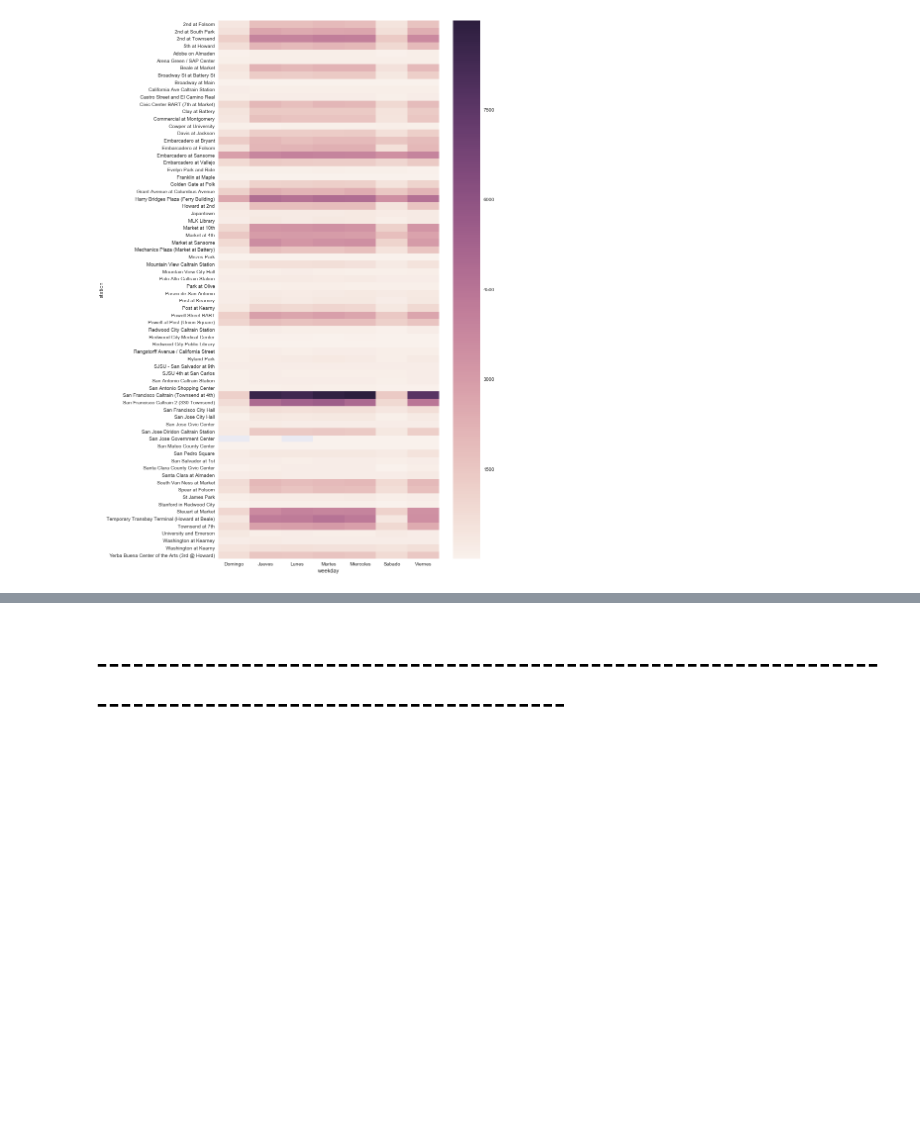
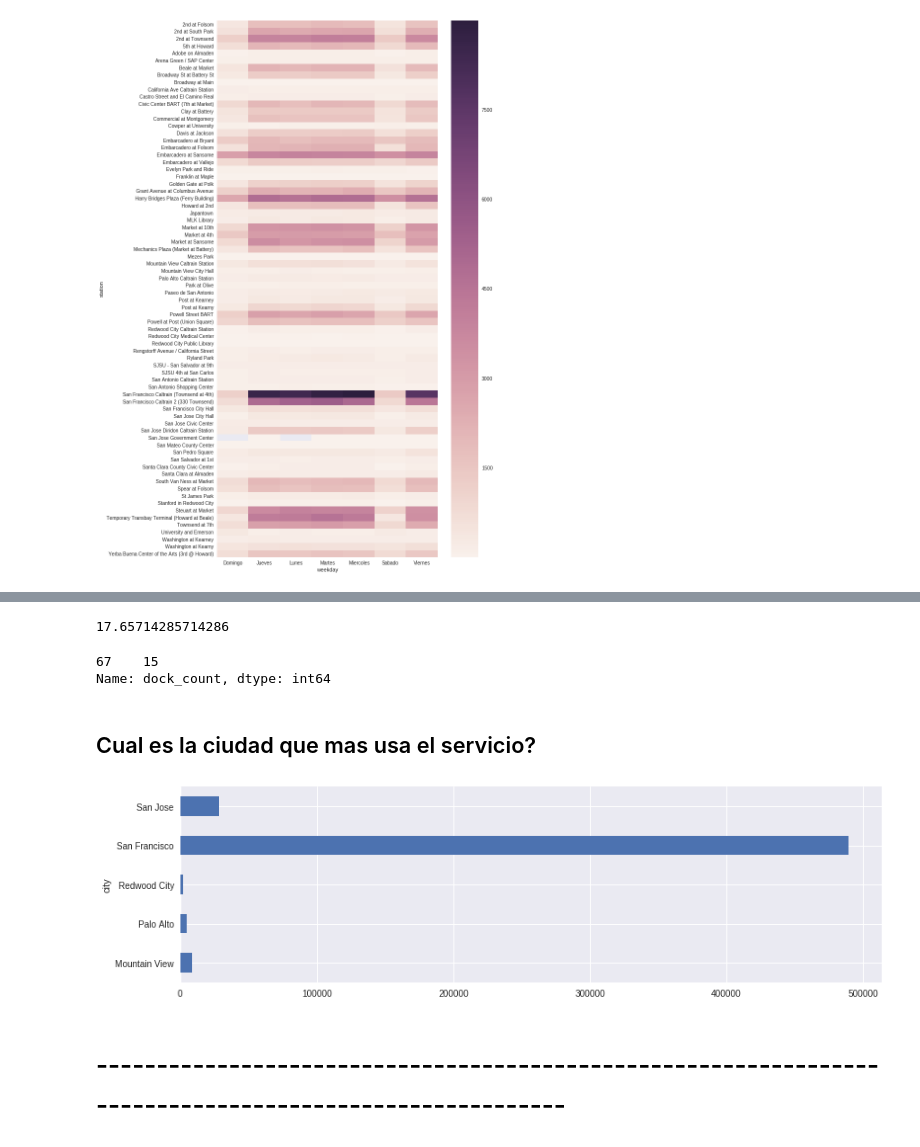
Before and after one commit to hernantain/Analisis-San-Francisco, a Jupyter notebook: analisis.ipynb, the cells around one changed output, grey strips where cells are left out. Saved outputs shown, nothing was run; the diff lists cells and outputs as text; code cells hidden in the pictures; blank space fills up the shorter version.

```diff
--- a/analisis.ipynb
+++ b/analisis.ipynb
@@ -314,3 +348,21 @@ sns.heatmap(popular_stations)
+# %%
+# Quiero ver cual es el promedio de docks en cada estacion
+station_meta['dock_count'].mean()
+# %% [output]
+17.65714285714286
+# %%
+# Ahora quiero ver que pasa en Broadway St at Battery (de las nuevas, la mas usada)
+station_meta.loc[station_meta.name == 'Broadway St at Battery St']['dock_count']
+# %% [output]
+67    15
+Name: dock_count, dtype: int64
+# %% [markdown]
+## Cual es la ciudad que mas usa el servicio?
+# %%
+popular_city = pd.merge(final,station_meta,how='inner',on='name')
+popular_city.groupby('city').count()['id_x'].plot(kind='barh',figsize=(14,4));
+# %% [output]
+[figure, added]
 # %% [markdown]
 # --------------------------------------------------------------------------------------------------------
 # %% [markdown]
```
Also changed, not shown: parts of 17 cells of this notebook.
